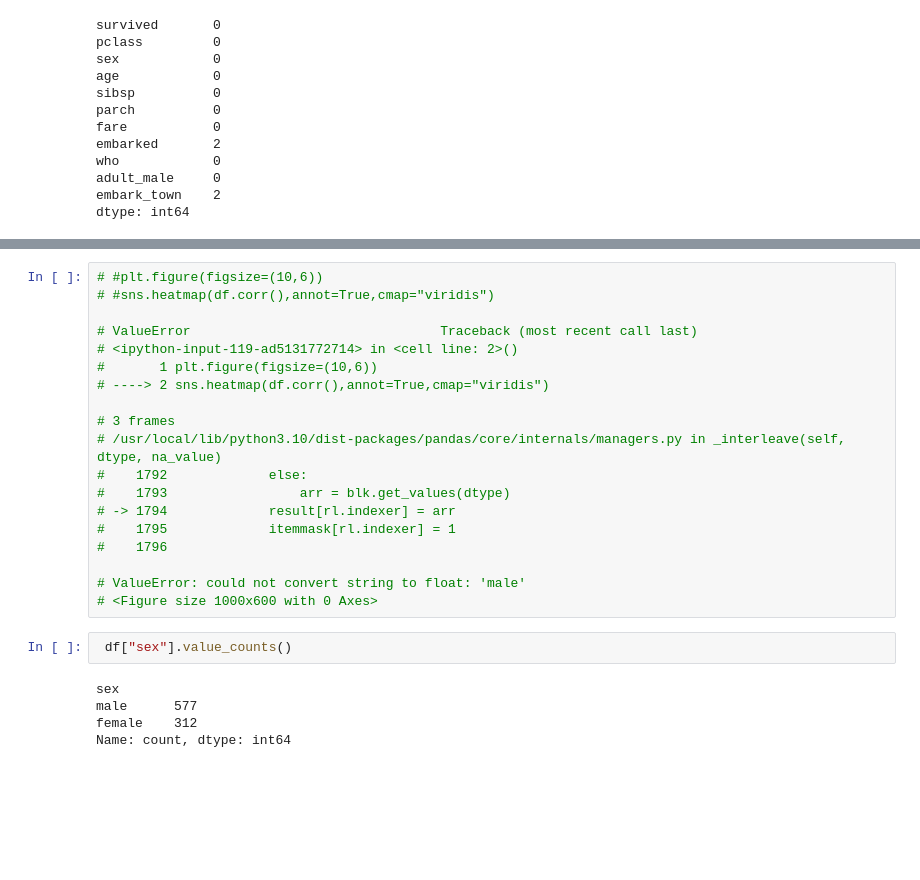
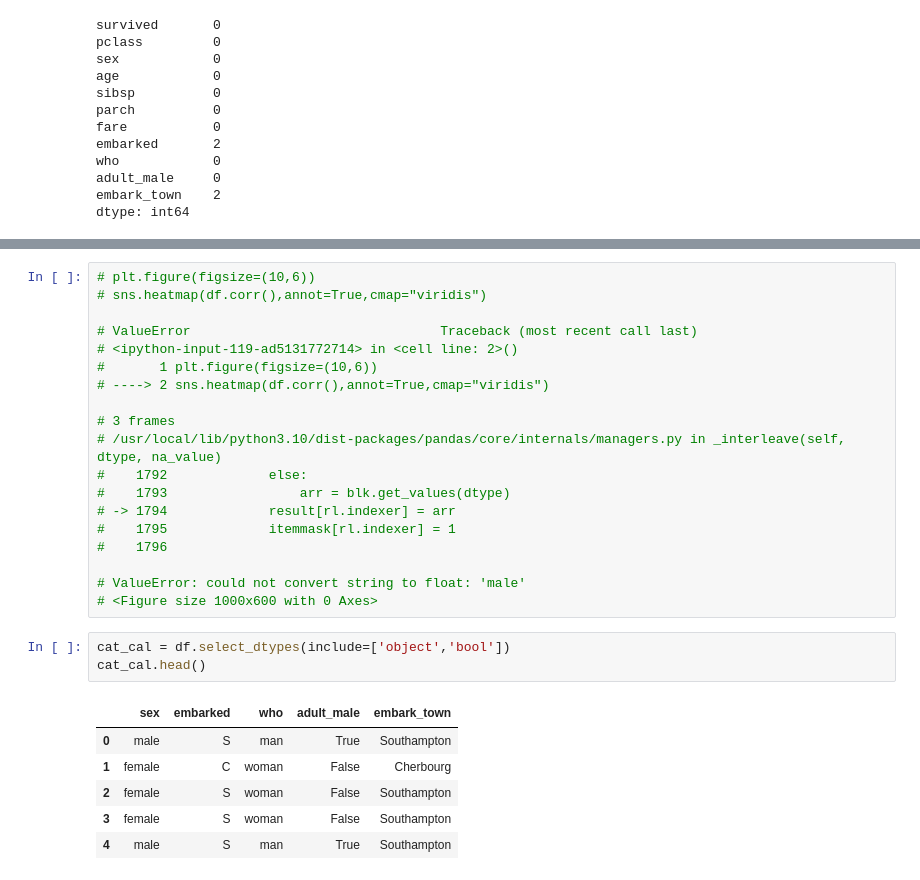
Before and after one commit to SriRamK345/ML_sample_DS_Sup_lerning, a Jupyter notebook: LogR_sampleds1.ipynb, the cells around one changed output, grey strips where cells are left out. Saved outputs shown, nothing was run; the diff lists cells and outputs as text; blank space fills up the shorter version.

```diff
--- a/LogR_sampleds1.ipynb
+++ b/LogR_sampleds1.ipynb
@@ -206,6 +236,6 @@ df.head()
 # %%
-# #plt.figure(figsize=(10,6))
-# #sns.heatmap(df.corr(),annot=True,cmap="viridis")
+# plt.figure(figsize=(10,6))
+# sns.heatmap(df.corr(),annot=True,cmap="viridis")
 
 # ValueError                                Traceback (most recent call last)
 # <ipython-input-119-ad5131772714> in <cell line: 2>()
@@ -222,10 +252,13 @@ df.head()
 
 # ValueError: could not convert string to float: 'male'
 # <Figure size 1000x600 with 0 Axes>
-# %%
- df["sex"].value_counts()
-# %% [output]
-sex
-male      577
-female    312
-Name: count, dtype: int64
+# %%
+cat_cal = df.select_dtypes(include=['object','bool'])
+cat_cal.head()
+# %% [output]
+|  | sex | embarked | who | adult_male | embark_town |
+| 0 | male | S | man | True | Southampton |
+| 1 | female | C | woman | False | Cherbourg |
+| 2 | female | S | woman | False | Southampton |
+| 3 | female | S | woman | False | Southampton |
+| 4 | male | S | man | True | Southampton |
```
Also changed, not shown: parts of 18 cells of this notebook.
